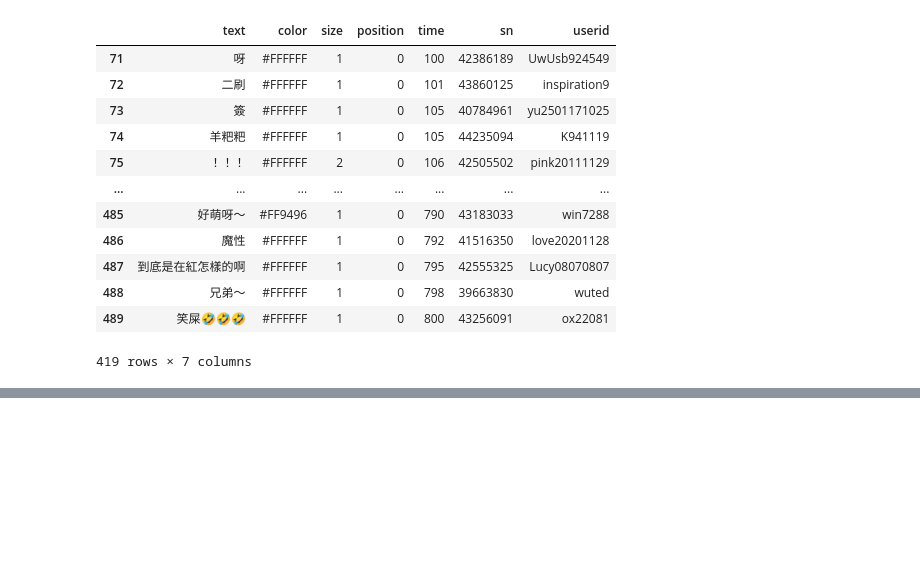
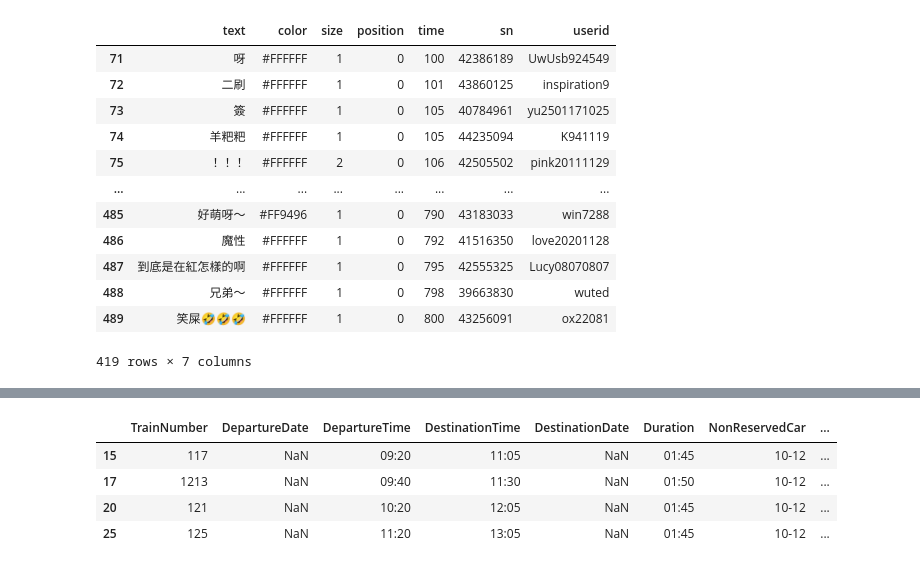
Before and after one commit to Elwing-Chou/tibame20251203, a Jupyter notebook: tibame20251223.ipynb, the cells around one changed output, grey strips where cells are left out. Cells and saved outputs as stored; diff of their text form; code cells hidden in the pictures; blank space fills up the shorter version.

```diff
--- a/tibame20251223.ipynb
+++ b/tibame20251223.ipynb
@@ -81,0 +104,12 @@ df[fil]
+# %%
+fil1 = df["DepartureTime"] >= "09:00"
+fil2 = df["DepartureTime"] <= "12:00"
+fil3 = df["Duration"] <= "02:00"
+fil3 = (fil1 & fil2) & fil3
+df[fil3]
+# %% [output]
+|  | TrainNumber | DepartureDate | DepartureTime | DestinationTime | DestinationDate | Duration | NonReservedCar | ... |
+| 15 | 117 | NaN | 09:20 | 11:05 | NaN | 01:45 | 10-12 | ... |
+| 17 | 1213 | NaN | 09:40 | 11:30 | NaN | 01:50 | 10-12 | ... |
+| 20 | 121 | NaN | 10:20 | 12:05 | NaN | 01:45 | 10-12 | ... |
+| 25 | 125 | NaN | 11:20 | 13:05 | NaN | 01:45 | 10-12 | ... |
```
Also changed, not shown: parts of 1 cell of this notebook.
